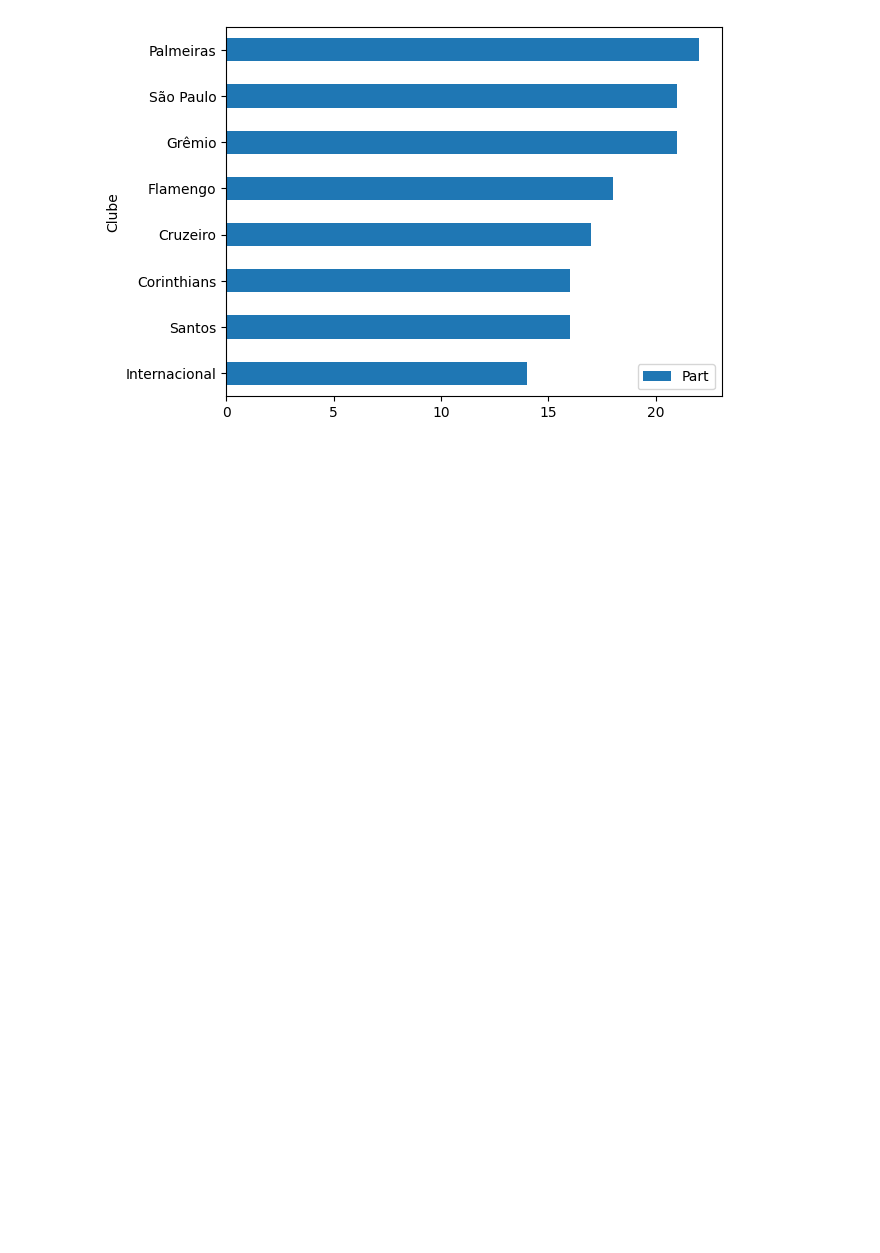
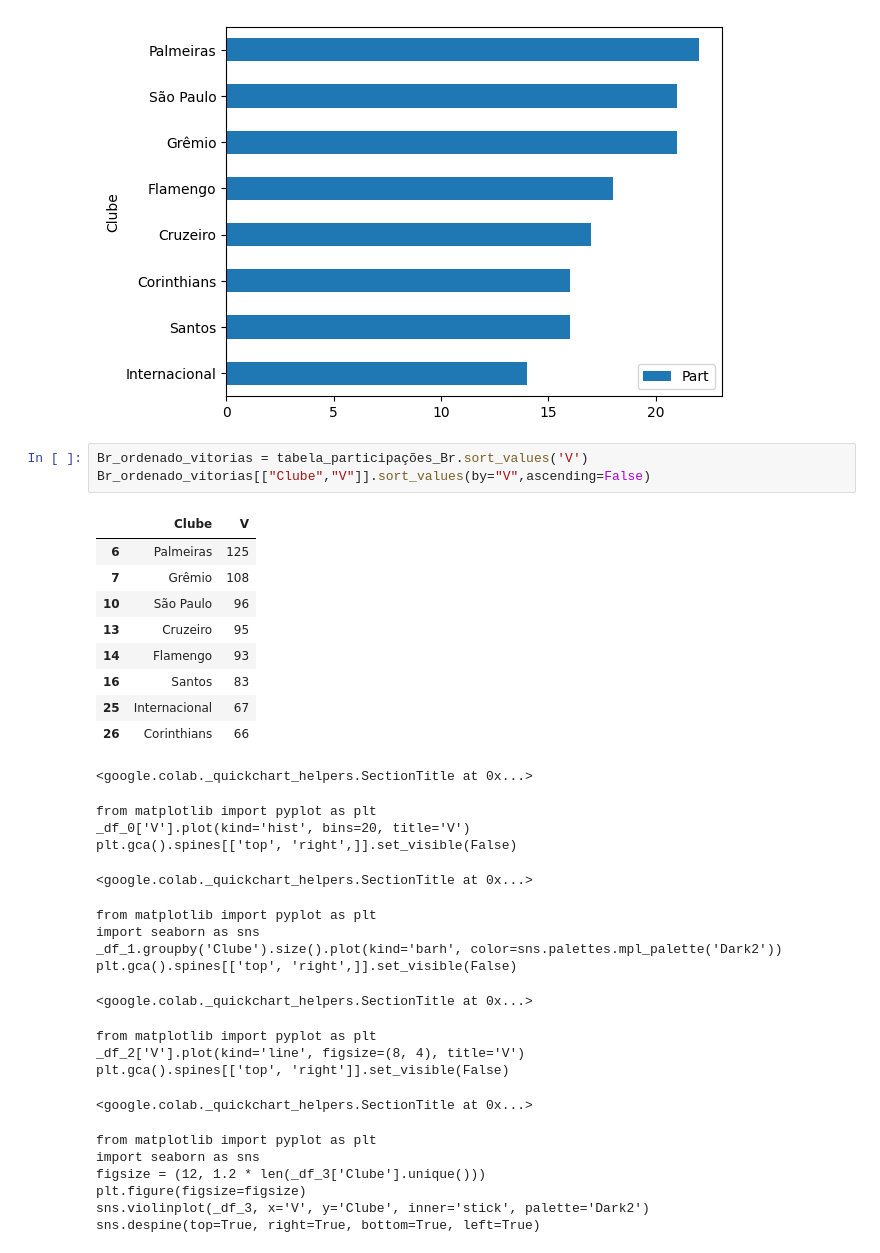
Before and after one commit to hugodevelopment/Web-Scraping, a Jupyter notebook: Liberta_wiki.ipynb, the cells around one changed output. Drawn from its saved outputs; the diff is of its cells as text; blank space fills up the shorter version.

```diff
--- a/Liberta_wiki.ipynb
+++ b/Liberta_wiki.ipynb
@@ -234,3 +251,36 @@ Br_ordenado.reset_index().plot.barh(x='Clube', y='Part')
 # %% [output]
 <Axes: ylabel='Clube'>
 [figure]
+# %%
+Br_ordenado_vitorias = tabela_participações_Br.sort_values('V')
+Br_ordenado_vitorias[["Clube","V"]].sort_values(by="V",ascending=False)
+# %% [output]
+|  | Clube | V |
+| 6 | Palmeiras | 125 |
+| 7 | Grêmio | 108 |
+| 10 | São Paulo | 96 |
+| 13 | Cruzeiro | 95 |
+| 14 | Flamengo | 93 |
+| 16 | Santos | 83 |
+| 25 | Internacional | 67 |
+| 26 | Corinthians | 66 |
+<google.colab._quickchart_helpers.SectionTitle at 0x...>
+from matplotlib import pyplot as plt
+_df_0['V'].plot(kind='hist', bins=20, title='V')
+plt.gca().spines[['top', 'right',]].set_visible(False)
+<google.colab._quickchart_helpers.SectionTitle at 0x...>
+from matplotlib import pyplot as plt
+import seaborn as sns
+_df_1.groupby('Clube').size().plot(kind='barh', color=sns.palettes.mpl_palette('Dark2'))
+plt.gca().spines[['top', 'right',]].set_visible(False)
+<google.colab._quickchart_helpers.SectionTitle at 0x...>
+from matplotlib import pyplot as plt
+_df_2['V'].plot(kind='line', figsize=(8, 4), title='V')
+plt.gca().spines[['top', 'right']].set_visible(False)
+<google.colab._quickchart_helpers.SectionTitle at 0x...>
+from matplotlib import pyplot as plt
+import seaborn as sns
+figsize = (12, 1.2 * len(_df_3['Clube'].unique()))
+plt.figure(figsize=figsize)
+sns.violinplot(_df_3, x='V', y='Clube', inner='stick', palette='Dark2')
+sns.despine(top=True, right=True, bottom=True, left=True)
```
Also changed, not shown: parts of 6 cells of this notebook.
